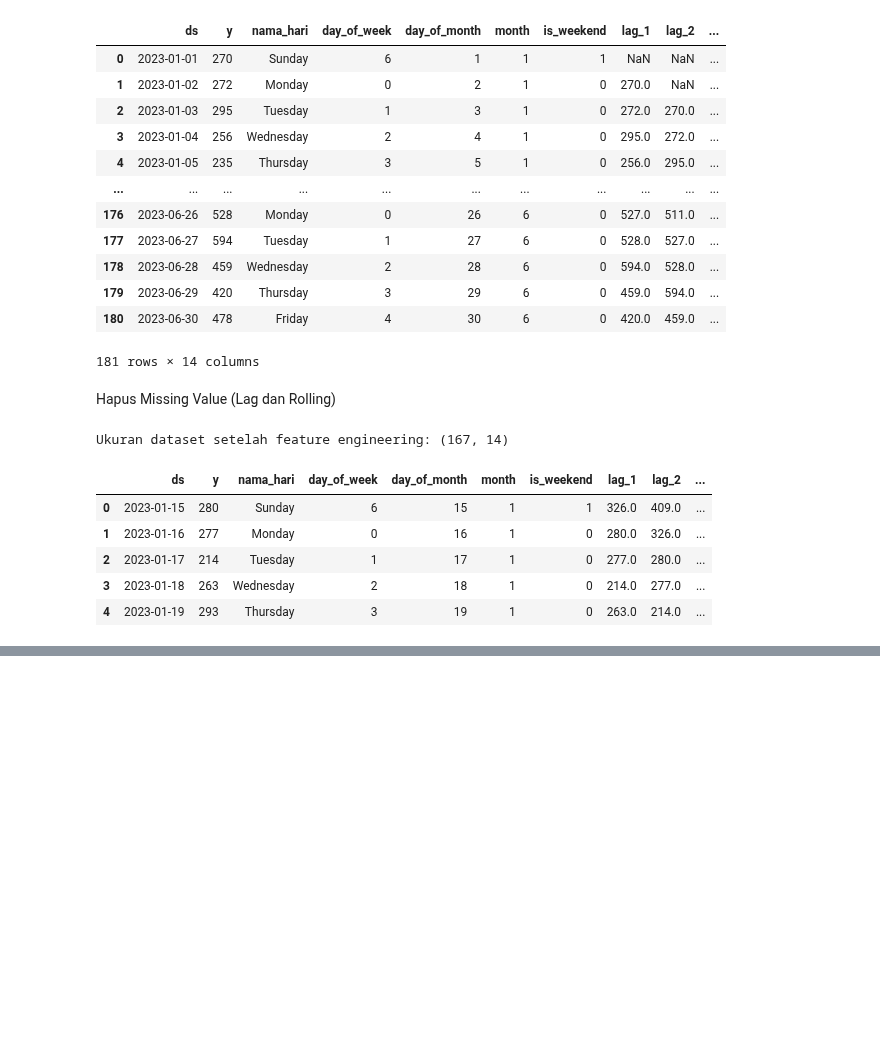
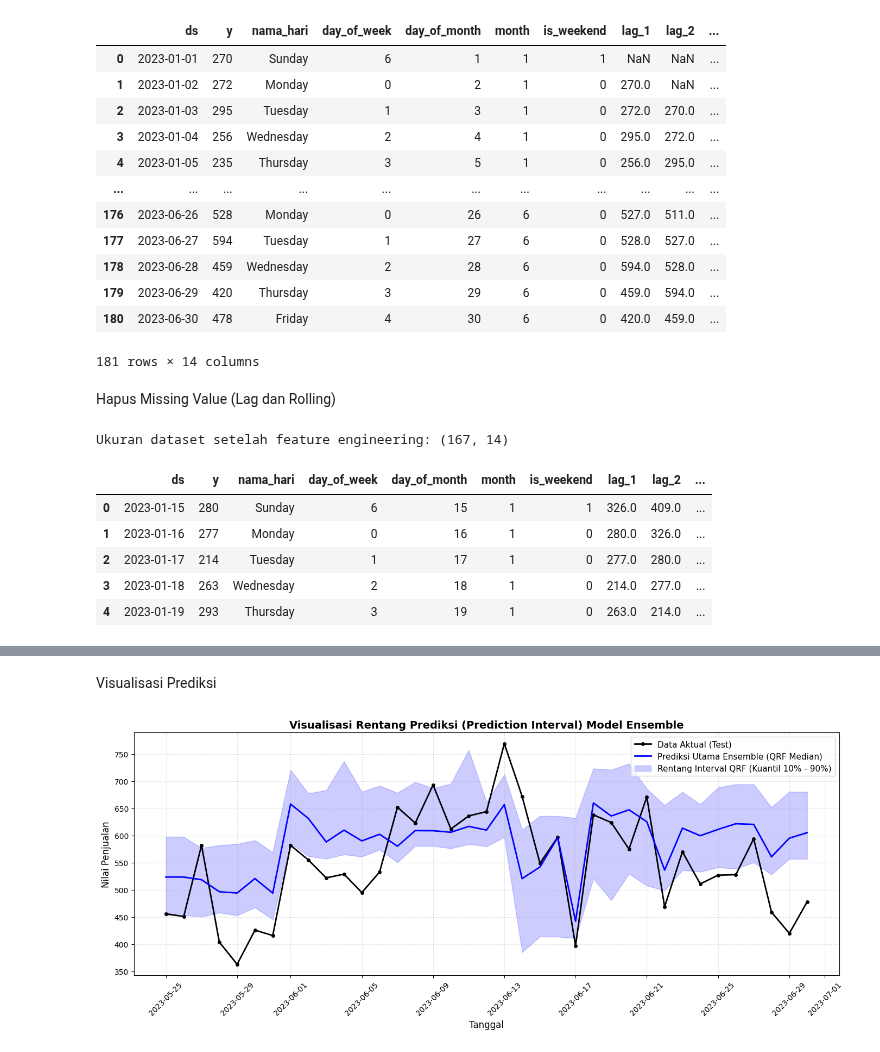
Before and after one commit to steffanymarcellia046/ProjectETSMachineLearning, a Jupyter notebook: MODEL_QRF.ipynb, the cells around one changed output, grey strips where cells are left out. Cells and saved outputs as stored; diff of their text form; code cells hidden in the pictures; blank space fills up the shorter version.

```diff
--- a/MODEL_QRF.ipynb
+++ b/MODEL_QRF.ipynb
@@ -839,0 +564,49 @@ MPIW  : 155.4329
+# %% [markdown]
+Visualisasi Prediksi
+# %%
+import matplotlib.pyplot as plt
+
+# 1. Ambil 3 kuantil sekaligus dari QRF:
+# 0.1 (Batas Bawah), 0.5 (Median), 0.9 (Batas Atas)
+quantiles_target = [0.10, 0.50, 0.90]
+pred_res_intervals = best_qrf.predict(X_test, quantiles=quantiles_target)
+
+# Pecah hasil prediksinya per kuantil
+res_lower = pred_res_intervals[:, 0]  # Kuantil 0.1
+res_median = pred_res_intervals[:, 1] # Kuantil 0.5
+res_upper = pred_res_intervals[:, 2]  # Kuantil 0.9
+
+# 2. Tambahkan residual kuantil tersebut ke hasil prediksi Prophet test
+y_pred_lower = test_forecast['yhat'].values + res_lower
+y_pred_median = test_forecast['yhat'].values + res_median
+y_pred_upper = test_forecast['yhat'].values + res_upper
+
+# 3. Visualisasikan dalam bentuk grafik berarsir (Prediction Interval)
+plt.figure(figsize=(14, 6))
+
+# Plot data asli (aktual)
+plt.plot(pd.to_datetime(test_df['ds']), test_df['y'], label='Data Aktual (Test)', color='black', linewidth=2, marker='o', markersize=4)
+
+# Plot garis tebakan utama (Median Ensemble)
+plt.plot(pd.to_datetime(test_df['ds']), y_pred_median, label='Prediksi Utama Ensemble (QRF Median)', color='blue', linewidth=2)
+
+# Plot area arsiran rentang bawah & atas
+plt.fill_between(
+    pd.to_datetime(test_df['ds']),
+    y_pred_lower,
+    y_pred_upper,
+    color='blue',
+    alpha=0.2,
+    label='Rentang Interval QRF (Kuantil 10% - 90%)'
+)
+
+plt.title("Visualisasi Rentang Prediksi (Prediction Interval) Model Ensemble", fontsize=14, fontweight='bold')
+plt.xlabel("Tanggal", fontsize=12)
+plt.ylabel("Nilai Penjualan", fontsize=12)
+plt.legend(fontsize=11)
+plt.grid(True, linestyle=':', alpha=0.6)
+plt.xticks(rotation=45)
+plt.tight_layout()
+plt.show()
+# %% [output]
+[figure, added]
```
Also changed, not shown: parts of 26 cells of this notebook.
